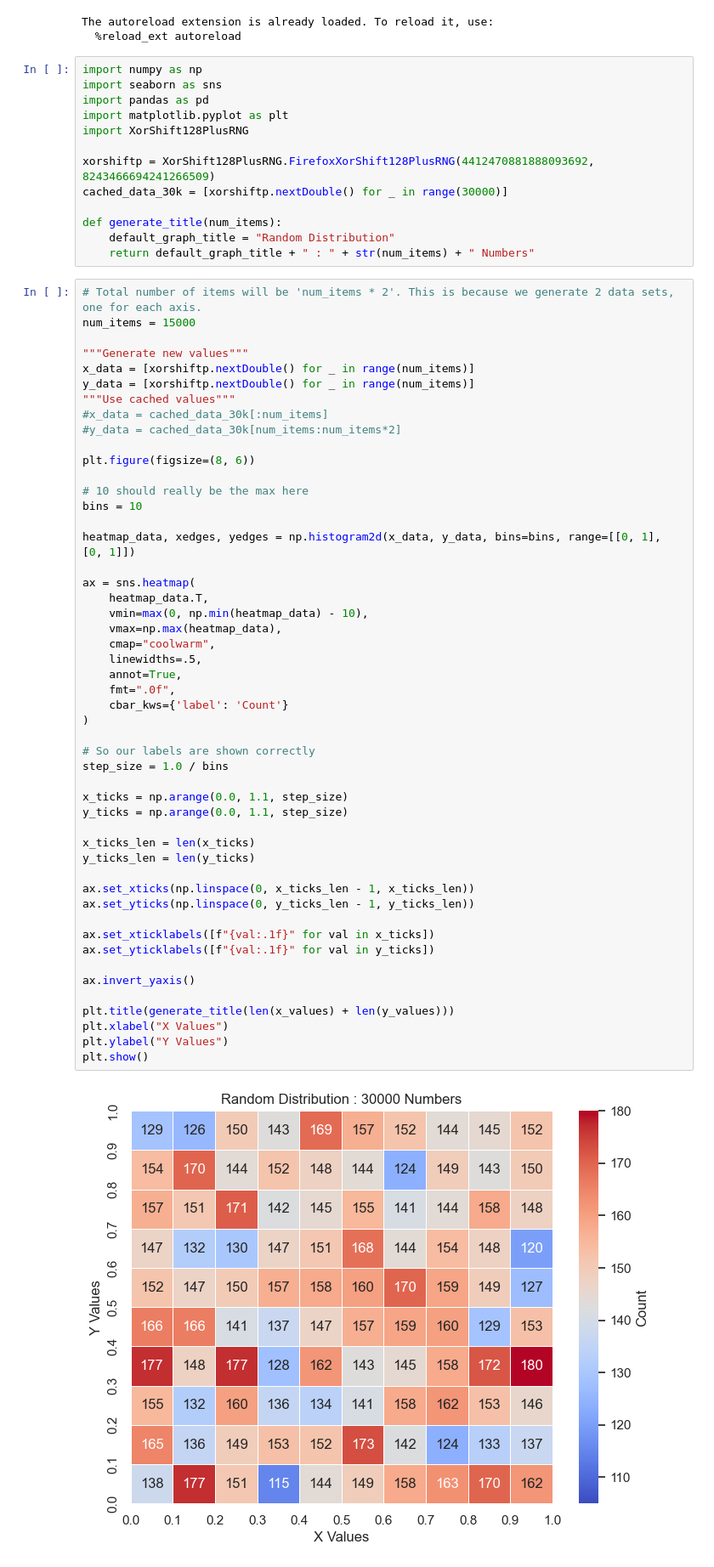
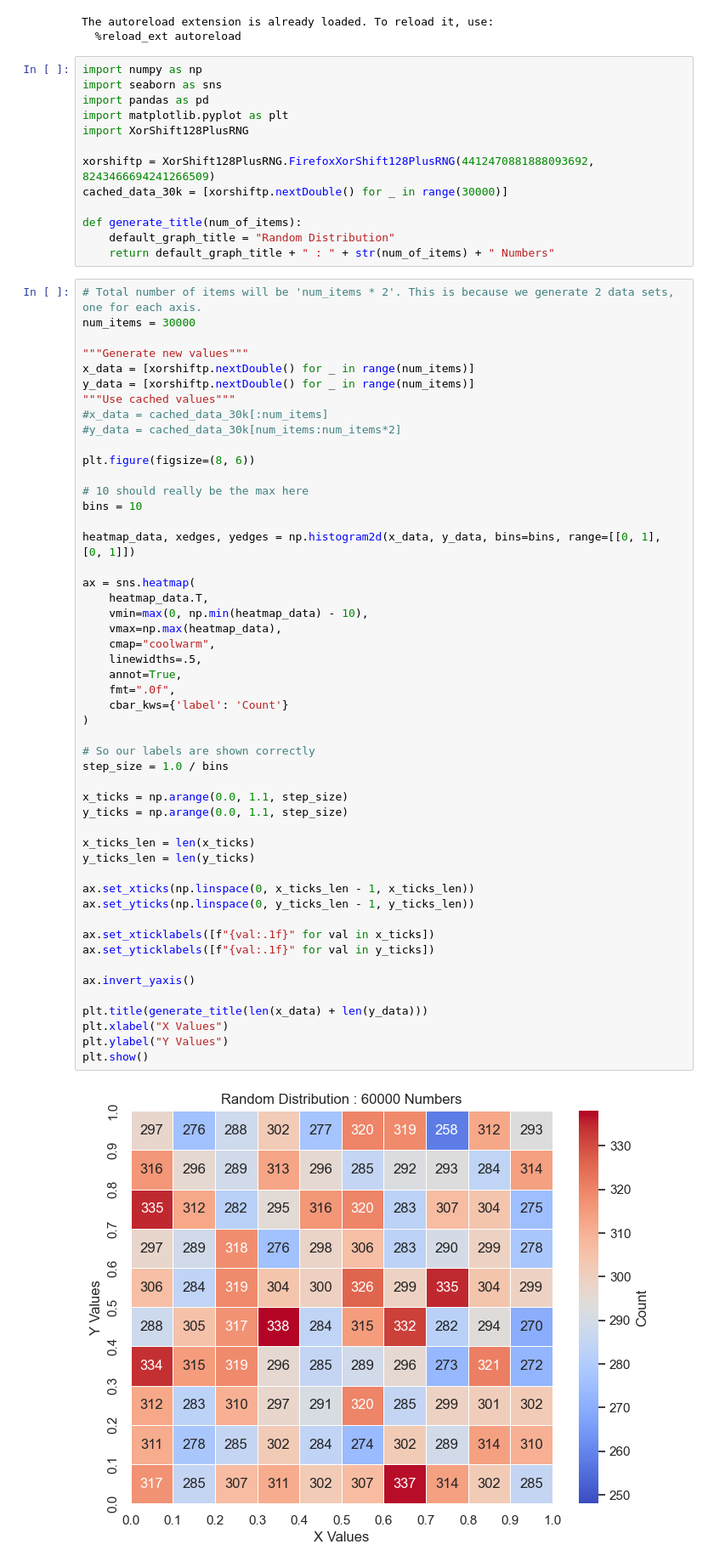
Before and after one commit to matthewoestreich/FirefoxXorShift128PlusRNG, a Jupyter notebook: random_distribution.ipynb, the cells around one changed output. Shown at 85% size. Drawn from its saved outputs; the diff is of its cells as text.

```diff
--- a/random_distribution.ipynb
+++ b/random_distribution.ipynb
@@ -14,12 +14,12 @@ import XorShift128PlusRNG
 xorshiftp = XorShift128PlusRNG.FirefoxXorShift128PlusRNG(4412470881888093692, 8243466694241266509)
 cached_data_30k = [xorshiftp.nextDouble() for _ in range(30000)]
 
-def generate_title(num_items):
+def generate_title(num_of_items):
     default_graph_title = "Random Distribution"
-    return default_graph_title + " : " + str(num_items) + " Numbers"
+    return default_graph_title + " : " + str(num_of_items) + " Numbers"
 # %%
 # Total number of items will be 'num_items * 2'. This is because we generate 2 data sets, one for each axis.
-num_items = 15000
+num_items = 30000
 
 """Generate new values"""
 x_data = [xorshiftp.nextDouble() for _ in range(num_items)]
@@ -40,35 +40,35 @@ ax = sns.heatmap(
     vmin=max(0, np.min(heatmap_data) - 10),
     vmax=np.max(heatmap_data),
     cmap="coolwarm",
     linewidths=.5,
     annot=True,
     fmt=".0f",
     cbar_kws={'label': 'Count'}
 )
 
 # So our labels are shown correctly
 step_size = 1.0 / bins
 
 x_ticks = np.arange(0.0, 1.1, step_size)
 y_ticks = np.arange(0.0, 1.1, step_size)
 
 x_ticks_len = len(x_ticks)
 y_ticks_len = len(y_ticks)
 
 ax.set_xticks(np.linspace(0, x_ticks_len - 1, x_ticks_len))
 ax.set_yticks(np.linspace(0, y_ticks_len - 1, y_ticks_len))
 
 ax.set_xticklabels([f"{val:.1f}" for val in x_ticks])
 ax.set_yticklabels([f"{val:.1f}" for val in y_ticks])
 
 ax.invert_yaxis()
 
-plt.title(generate_title(len(x_values) + len(y_values)))
+plt.title(generate_title(len(x_data) + len(y_data)))
 plt.xlabel("X Values")
 plt.ylabel("Y Values")
 plt.show()
 # %% [output]
-[figure, old version]
+[figure, new version]
 # %%
 num_items = 30000
 data = cached_data_30k[:num_items]
```
Also changed, not shown: parts of 1 cell of this notebook.
